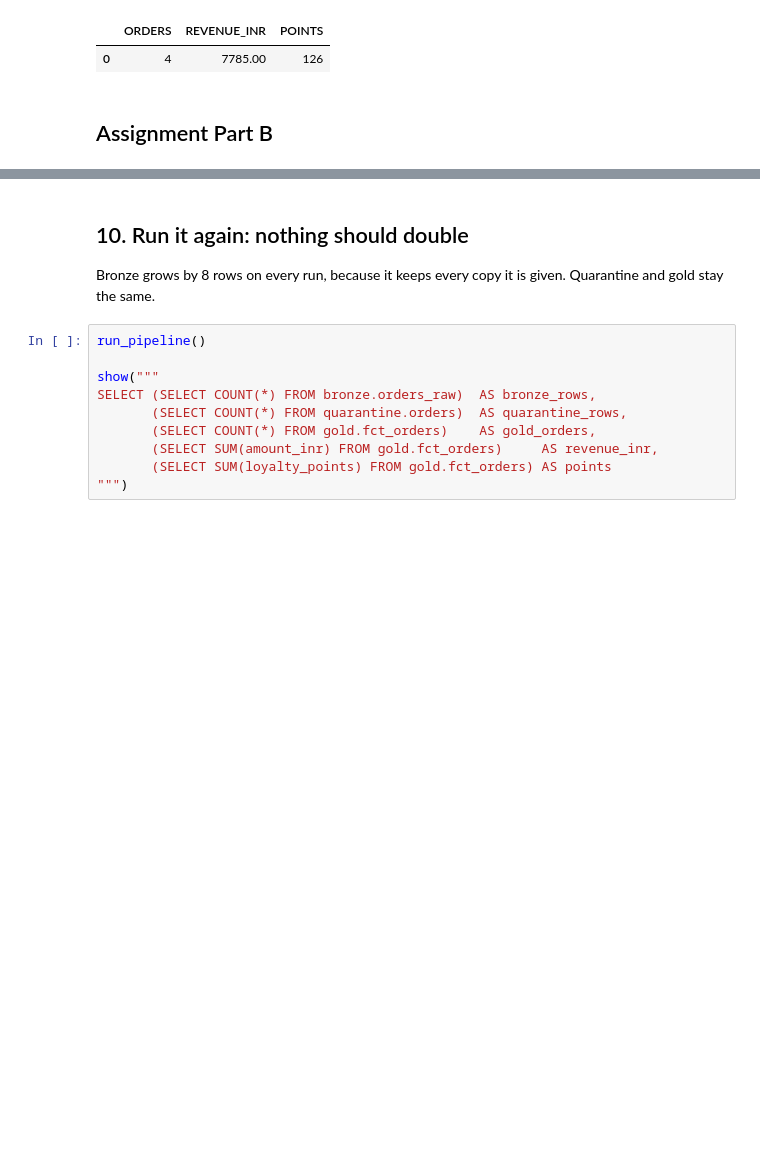
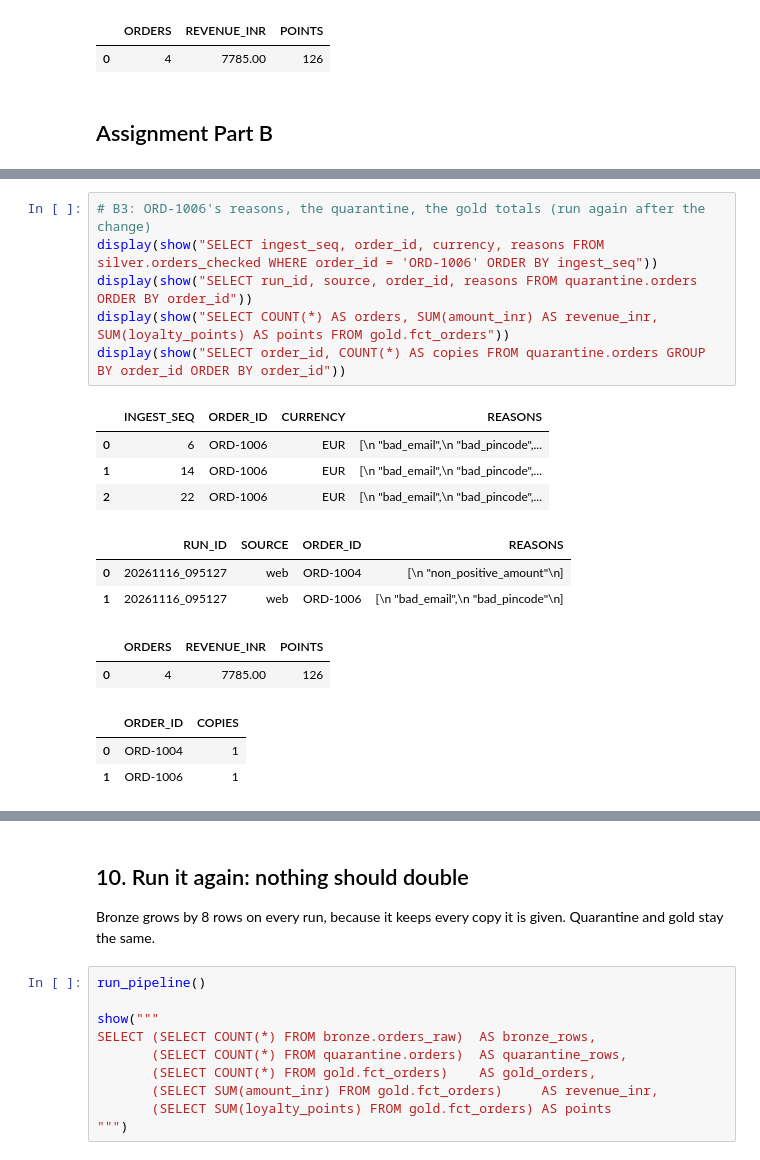
Before and after one commit to spidermanish/freshcart-pipelines, a Jupyter notebook: elt/freshcart_elt.ipynb, the cells around one changed output, grey strips where cells are left out. Drawn from its saved outputs; the diff is of its cells as text; blank space fills up the shorter version.

```diff
--- a/elt/freshcart_elt.ipynb
+++ b/elt/freshcart_elt.ipynb
@@ -758,0 +835,19 @@ SELECT (SELECT COUNT(*) FROM bronze.orders_raw)                     AS bronze_ro
+# %%
+# B3: ORD-1006's reasons, the quarantine, the gold totals (run again after the change)
+display(show("SELECT ingest_seq, order_id, currency, reasons FROM silver.orders_checked WHERE order_id = 'ORD-1006' ORDER BY ingest_seq"))
+display(show("SELECT run_id, source, order_id, reasons FROM quarantine.orders ORDER BY order_id"))
+display(show("SELECT COUNT(*) AS orders, SUM(amount_inr) AS revenue_inr, SUM(loyalty_points) AS points FROM gold.fct_orders"))
+display(show("SELECT order_id, COUNT(*) AS copies FROM quarantine.orders GROUP BY order_id ORDER BY order_id"))
+# %% [output]
+|  | INGEST_SEQ | ORDER_ID | CURRENCY | REASONS |
+| 0 | 6 | ORD-1006 | EUR | [\n "bad_email",\n "bad_pincode",... |
+| 1 | 14 | ORD-1006 | EUR | [\n "bad_email",\n "bad_pincode",... |
+| 2 | 22 | ORD-1006 | EUR | [\n "bad_email",\n "bad_pincode",... |
+|  | RUN_ID | SOURCE | ORDER_ID | REASONS |
+| 0 | 20261116_095127 | web | ORD-1004 | [\n "non_positive_amount"\n] |
+| 1 | 20261116_095127 | web | ORD-1006 | [\n "bad_email",\n "bad_pincode"\n] |
+|  | ORDERS | REVENUE_INR | POINTS |
+| 0 | 4 | 7785.00 | 126 |
+|  | ORDER_ID | COPIES |
+| 0 | ORD-1004 | 1 |
+| 1 | ORD-1006 | 1 |
```
Also changed, not shown: parts of 11 cells of this notebook.
